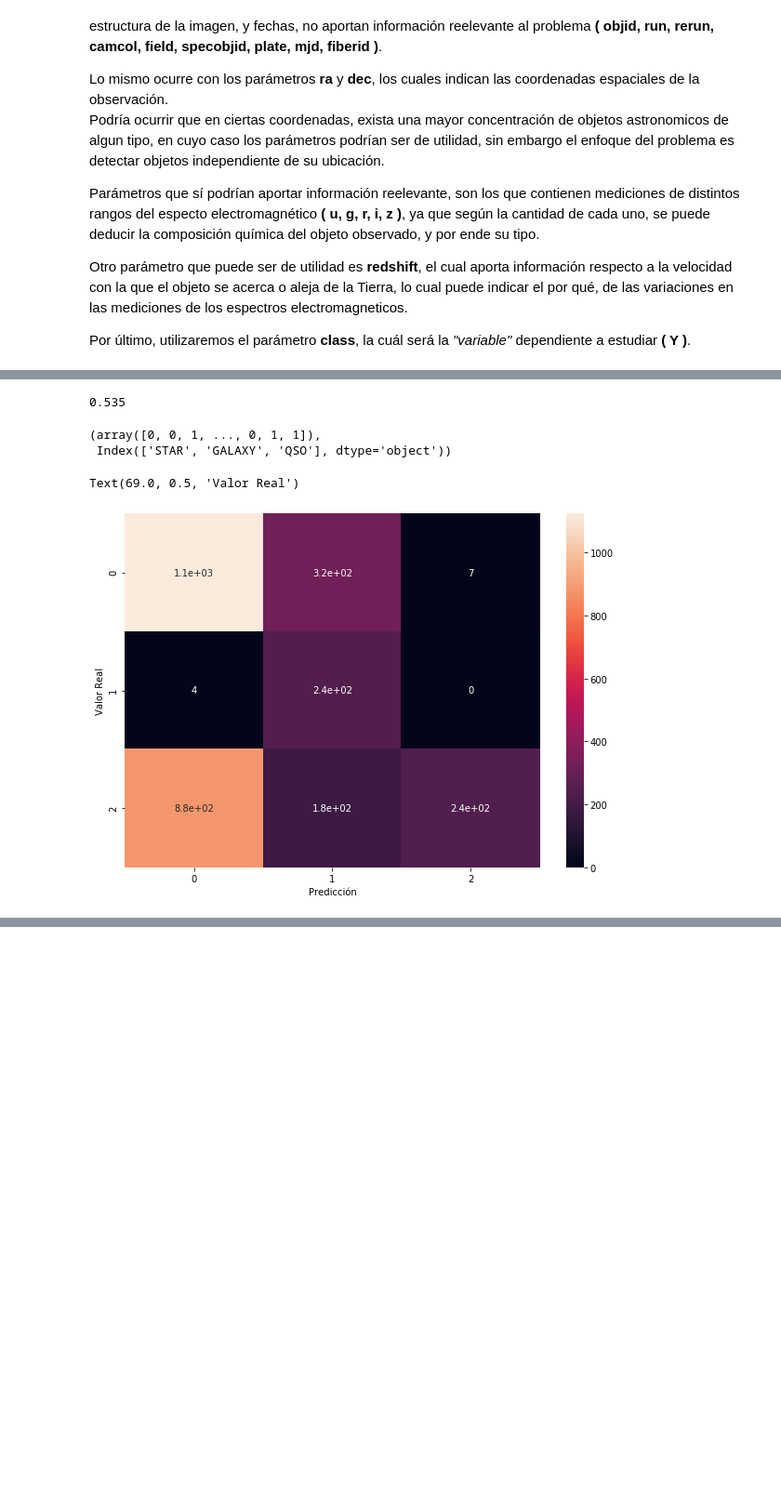
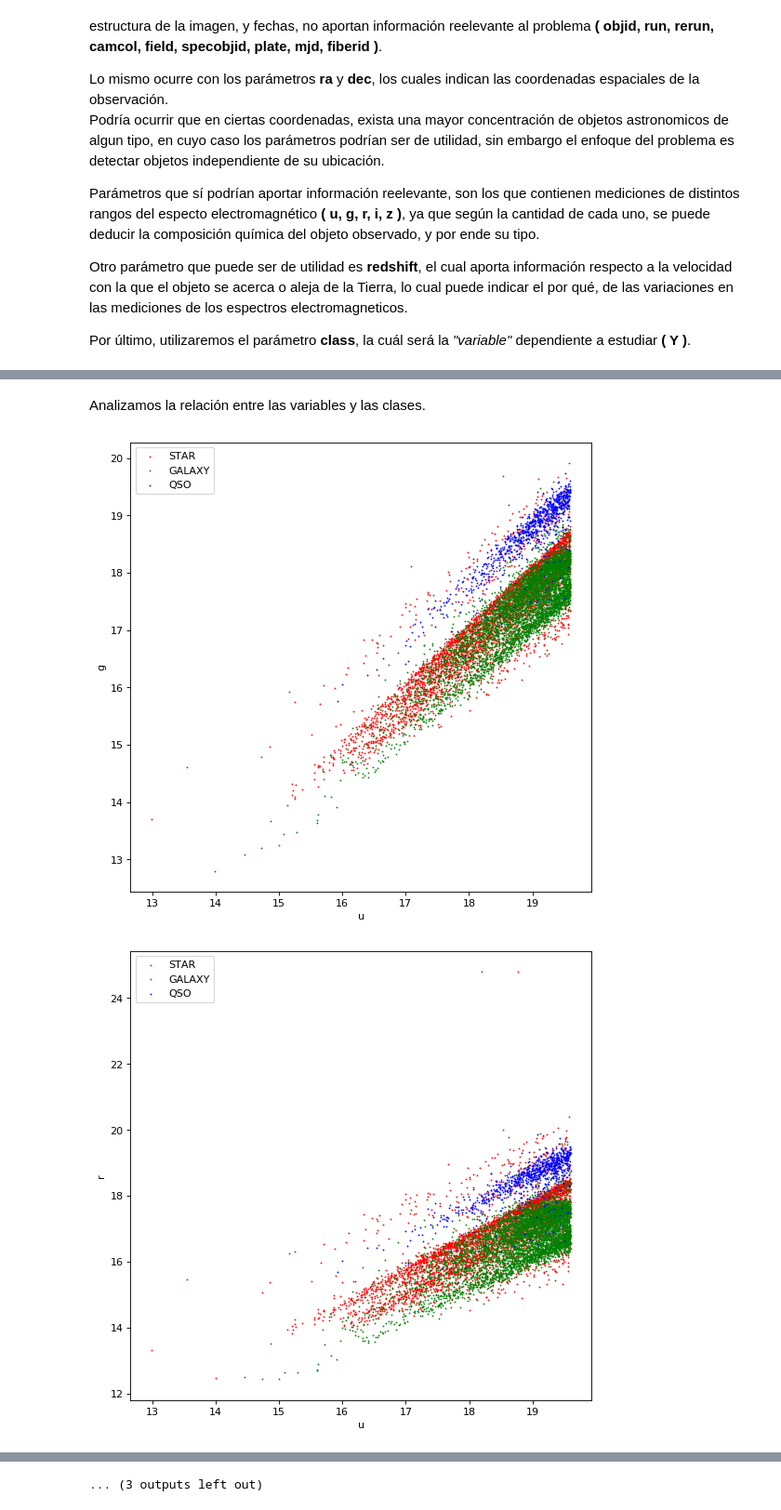
Before and after one commit to ehopperdietzel/Trabajo-1-INFO257, a Jupyter notebook: Notebook/SDSS.ipynb, the cells around one changed output, grey strips where cells are left out. Shown at 93% size. Saved outputs shown, nothing was run; the diff lists cells and outputs as text; code cells hidden in the pictures; blank space fills up the shorter version.

```diff
--- a/Notebook/SDSS.ipynb
+++ b/Notebook/SDSS.ipynb
@@ -260,15 +210,0 @@ plt.show()
-# %%
-# Normalizamos datos
-
-Y = df["class"]
-X = df[['u','g','r','i','z','redshift']]
-scaler = StandardScaler()
-X_normalized = scaler.fit_transform(X.values)
-# %%
-model = LogisticRegression()
-model.fit(X_normalized,Y)
-
-# Analizamos su eficiencia
-model.score(X_test,y_test)
-# %% [output]
-0.535
@@ -278,14 +211,17 @@ y_predicted = model.predict(X_test)
-# %%
-cm = confusion_matrix(y_test, y_predicted)
-labels
-# %% [output]
-(array([0, 0, 1, ..., 0, 1, 1]),
- Index(['STAR', 'GALAXY', 'QSO'], dtype='object'))
-# %%
-plt.figure(figsize = (10,7))
-sn.heatmap(cm,annot=True)
-plt.xlabel("Predicción")
-plt.ylabel("Valor Real")
-# %% [output]
-Text(69.0, 0.5, 'Valor Real')
-[figure, removed]
+# %% [markdown]
+Analizamos la relación entre las variables y las clases.
+# %%
+for colX in X.columns:
+    for colY in X.columns:
+        if colX > colY:
+            plt.figure(figsize=(8, 8), dpi=80)
+            plt.scatter(x=X[colX][Y=='STAR'], y=X[colY][Y=='STAR'], c="red",s=0.4)
+            plt.scatter(x=X[colX][Y=='GALAXY'], y=X[colY][Y=='GALAXY'],c="green",s=0.4)
+            plt.scatter(x=X[colX][Y=='QSO'], y=X[colY][Y=='QSO'],c="blue",s=0.4)
+            plt.legend(["STAR", "GALAXY","QSO"])
+            plt.xlabel(colX)
+            plt.ylabel(colY)
+            plt.show()
+# %% [output]
+[figure, added]
+[figure, added]
@@ -291,0 +238 @@ Text(69.0, 0.5, 'Valor Real')
+... (3 outputs left out)
```
Also changed, not shown: parts of 45 cells of this notebook, 2 other files.
